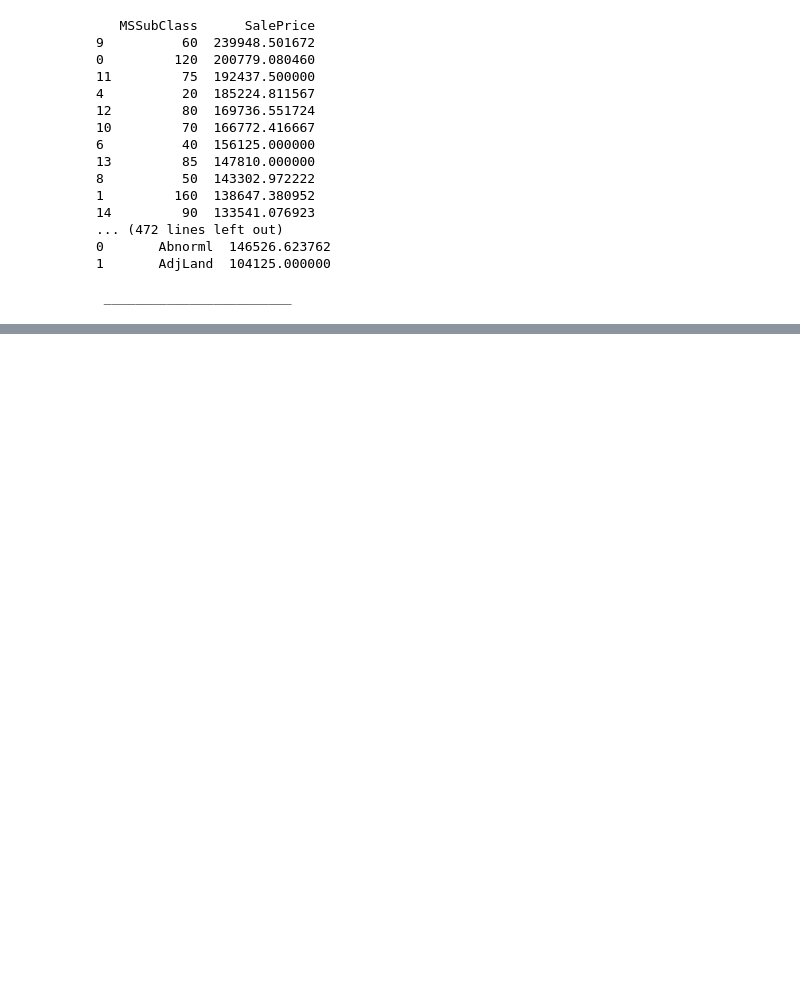
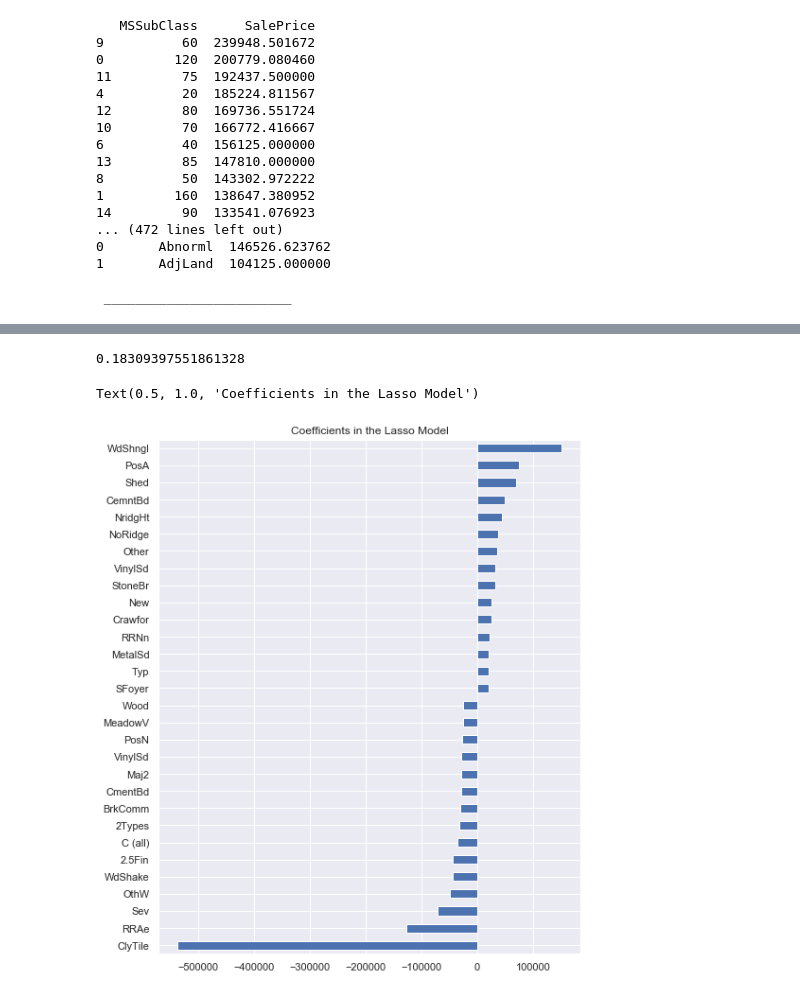
Before and after one commit to MiaLPrice/IntroMLProject, a Jupyter notebook: MLProject.ipynb, the cells around one changed output, grey strips where cells are left out. Saved outputs shown, nothing was run; the diff lists cells and outputs as text; code cells hidden in the pictures; blank space fills up the shorter version.

```diff
--- a/MLProject.ipynb
+++ b/MLProject.ipynb
@@ -458,0 +490,17 @@ X_train, X_test, y_train, y_test = train_test_split(df_train, y, test_size=0.25)
+# %%
+lasso = Lasso()
+lasso.fit(X_train, y_train)
+y_pred_lasso = lasso.predict(X_test)
+np.sqrt(mean_squared_log_error( y_test, y_pred_lasso ))
+# %% [output]
+0.18309397551861328
+# %%
+coef = pd.Series(lasso.coef_, index = X_train.columns)
+imp_coef = pd.concat([coef.sort_values().head(15),
+                     coef.sort_values().tail(15)])
+matplotlib.rcParams['figure.figsize'] = (8.0, 10.0)
+imp_coef.plot(kind = "barh")
+plt.title("Coefficients in the Lasso Model")
+# %% [output]
+Text(0.5, 1.0, 'Coefficients in the Lasso Model')
+[figure, added]
```
Also changed, not shown: parts of 15 cells of this notebook.
